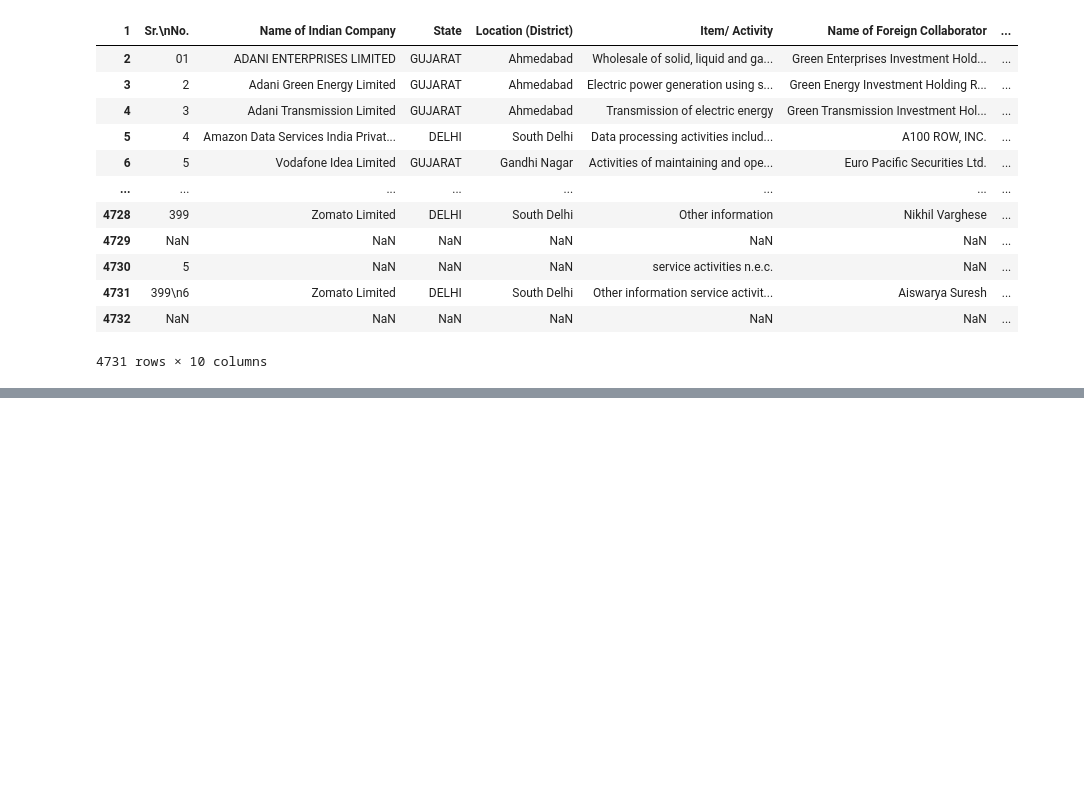
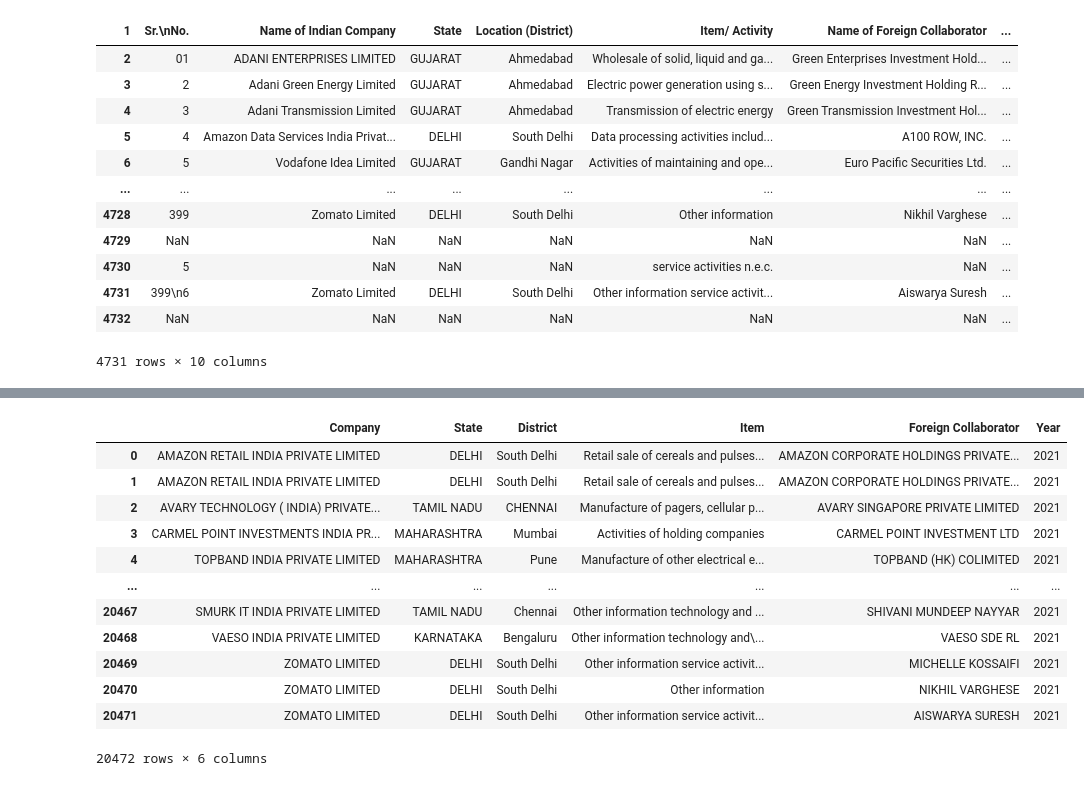
Before and after one commit to AhanPenkar/fdi-scrape, a Jupyter notebook: 2022_scrape.ipynb, the cells around one changed output, grey strips where cells are left out. Drawn from its saved outputs; the diff is of its cells as text; code cells hidden in the pictures; blank space fills up the shorter version.

```diff
--- a/2022_scrape.ipynb
+++ b/2022_scrape.ipynb
@@ -53,0 +169,19 @@ InvalidIndexError: Reindexing only valid with uniquely valued Index objects
+# %%
+nalist = nalist.iloc[:, 1:-4]
+nalist['Year']=2021
+# %%
+nalist
+# %% [output]
+|  | Company | State | District | Item | Foreign Collaborator | Year |
+| 0 | AMAZON RETAIL INDIA PRIVATE LIMITED | DELHI | South Delhi | Retail sale of cereals and pulses... | AMAZON CORPORATE HOLDINGS PRIVATE... | 2021 |
+| 1 | AMAZON RETAIL INDIA PRIVATE LIMITED | DELHI | South Delhi | Retail sale of cereals and pulses... | AMAZON CORPORATE HOLDINGS PRIVATE... | 2021 |
+| 2 | AVARY TECHNOLOGY ( INDIA) PRIVATE... | TAMIL NADU | CHENNAI | Manufacture of pagers, cellular p... | AVARY SINGAPORE PRIVATE LIMITED | 2021 |
+| 3 | CARMEL POINT INVESTMENTS INDIA PR... | MAHARASHTRA | Mumbai | Activities of holding companies | CARMEL POINT INVESTMENT LTD | 2021 |
+| 4 | TOPBAND INDIA PRIVATE LIMITED | MAHARASHTRA | Pune | Manufacture of other electrical e... | TOPBAND (HK) COLIMITED | 2021 |
+| ... | ... | ... | ... | ... | ... | ... |
+| 20467 | SMURK IT INDIA PRIVATE LIMITED | TAMIL NADU | Chennai | Other information technology and ... | SHIVANI MUNDEEP NAYYAR | 2021 |
+| 20468 | VAESO INDIA PRIVATE LIMITED | KARNATAKA | Bengaluru | Other information technology and\... | VAESO SDE RL | 2021 |
+| 20469 | ZOMATO LIMITED | DELHI | South Delhi | Other information service activit... | MICHELLE KOSSAIFI | 2021 |
+| 20470 | ZOMATO LIMITED | DELHI | South Delhi | Other information | NIKHIL VARGHESE | 2021 |
+| 20471 | ZOMATO LIMITED | DELHI | South Delhi | Other information service activit... | AISWARYA SURESH | 2021 |
+20472 rows × 6 columns
```
Also changed, not shown: parts of 5 cells of this notebook, 3 other files.
